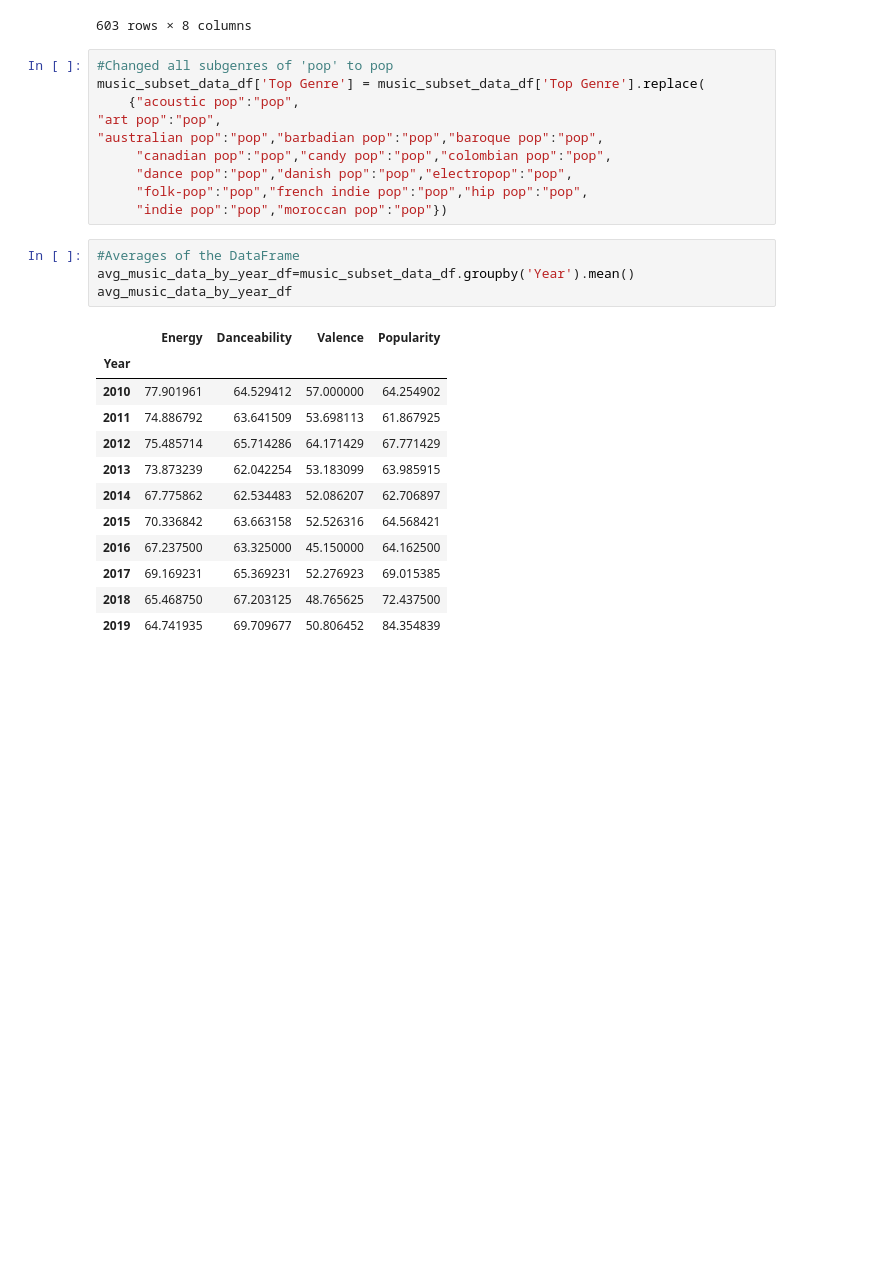
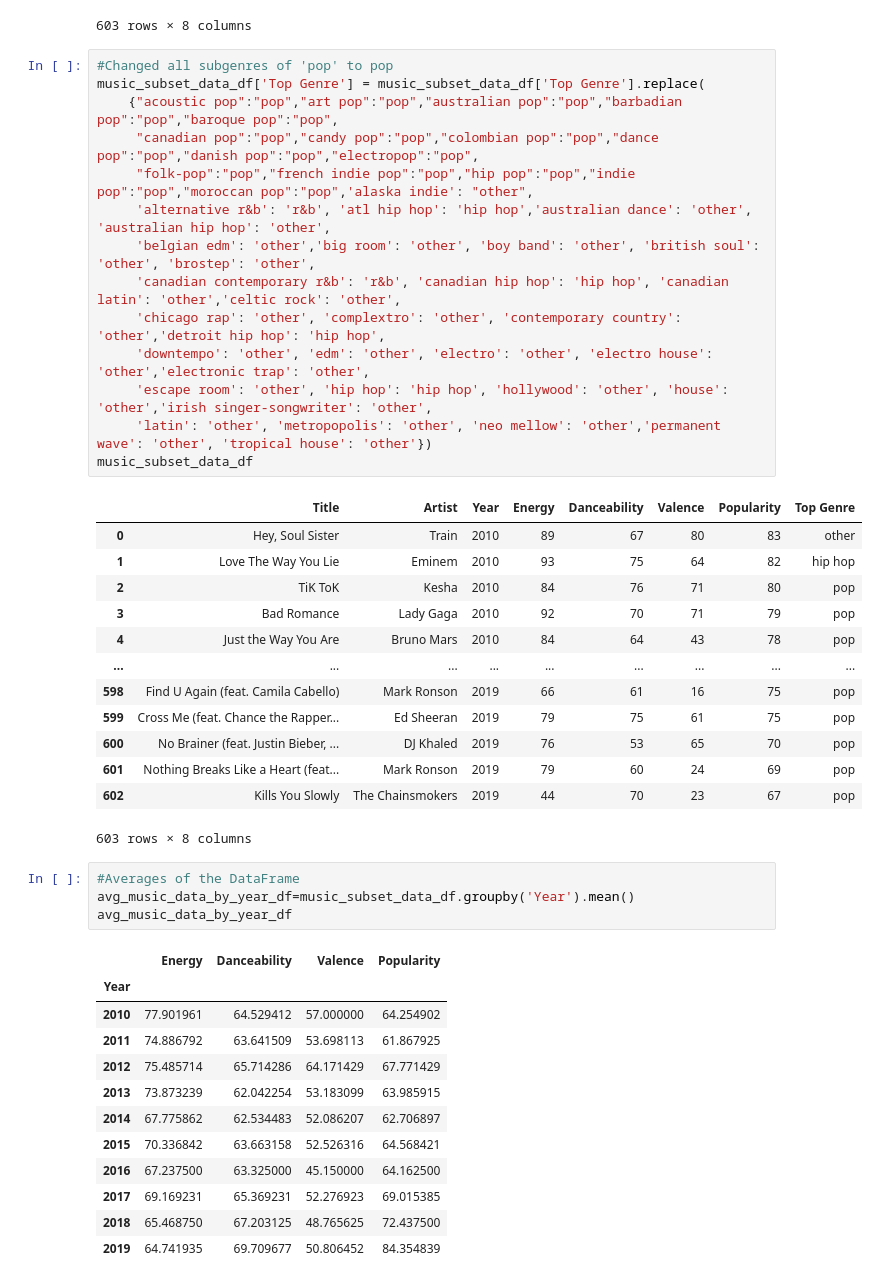
Before and after one commit to Kramer818/Music-Analysis, a Jupyter notebook: Lyndsi_Project1.ipynb, the cells around one changed output. Cells and saved outputs as stored; diff of their text form; blank space fills up the shorter version.

```diff
--- a/Lyndsi_Project1.ipynb
+++ b/Lyndsi_Project1.ipynb
@@ -50,13 +50,31 @@ music_subset_data_df
 # %%
 #Changed all subgenres of 'pop' to pop
 music_subset_data_df['Top Genre'] = music_subset_data_df['Top Genre'].replace(
-    {"acoustic pop":"pop",
-"art pop":"pop",
-"australian pop":"pop","barbadian pop":"pop","baroque pop":"pop",
-     "canadian pop":"pop","candy pop":"pop","colombian pop":"pop",
-     "dance pop":"pop","danish pop":"pop","electropop":"pop",
-     "folk-pop":"pop","french indie pop":"pop","hip pop":"pop",
-     "indie pop":"pop","moroccan pop":"pop"})
+    {"acoustic pop":"pop","art pop":"pop","australian pop":"pop","barbadian pop":"pop","baroque pop":"pop",
+     "canadian pop":"pop","candy pop":"pop","colombian pop":"pop","dance pop":"pop","danish pop":"pop","electropop":"pop",
+     "folk-pop":"pop","french indie pop":"pop","hip pop":"pop","indie pop":"pop","moroccan pop":"pop",'alaska indie': "other",
+     'alternative r&b': 'r&b', 'atl hip hop': 'hip hop','australian dance': 'other', 'australian hip hop': 'other',
+     'belgian edm': 'other','big room': 'other', 'boy band': 'other', 'british soul': 'other', 'brostep': 'other',
+     'canadian contemporary r&b': 'r&b', 'canadian hip hop': 'hip hop', 'canadian latin': 'other','celtic rock': 'other',
+     'chicago rap': 'other', 'complextro': 'other', 'contemporary country': 'other','detroit hip hop': 'hip hop',
+     'downtempo': 'other', 'edm': 'other', 'electro': 'other', 'electro house': 'other','electronic trap': 'other',
+     'escape room': 'other', 'hip hop': 'hip hop', 'hollywood': 'other', 'house': 'other','irish singer-songwriter': 'other',
+     'latin': 'other', 'metropopolis': 'other', 'neo mellow': 'other','permanent wave': 'other', 'tropical house': 'other'})
+music_subset_data_df
+# %% [output]
+|  | Title | Artist | Year | Energy | Danceability | Valence | Popularity | Top Genre |
+| 0 | Hey, Soul Sister | Train | 2010 | 89 | 67 | 80 | 83 | other |
+| 1 | Love The Way You Lie | Eminem | 2010 | 93 | 75 | 64 | 82 | hip hop |
+| 2 | TiK ToK | Kesha | 2010 | 84 | 76 | 71 | 80 | pop |
+| 3 | Bad Romance | Lady Gaga | 2010 | 92 | 70 | 71 | 79 | pop |
+| 4 | Just the Way You Are | Bruno Mars | 2010 | 84 | 64 | 43 | 78 | pop |
+| ... | ... | ... | ... | ... | ... | ... | ... | ... |
+| 598 | Find U Again (feat. Camila Cabello) | Mark Ronson | 2019 | 66 | 61 | 16 | 75 | pop |
+| 599 | Cross Me (feat. Chance the Rapper... | Ed Sheeran | 2019 | 79 | 75 | 61 | 75 | pop |
+| 600 | No Brainer (feat. Justin Bieber, ... | DJ Khaled | 2019 | 76 | 53 | 65 | 70 | pop |
+| 601 | Nothing Breaks Like a Heart (feat... | Mark Ronson | 2019 | 79 | 60 | 24 | 69 | pop |
+| 602 | Kills You Slowly | The Chainsmokers | 2019 | 44 | 70 | 23 | 67 | pop |
+603 rows × 8 columns
 # %%
 #Averages of the DataFrame
 avg_music_data_by_year_df=music_subset_data_df.groupby('Year').mean()
```
Also changed, not shown: parts of 7 cells of this notebook.
